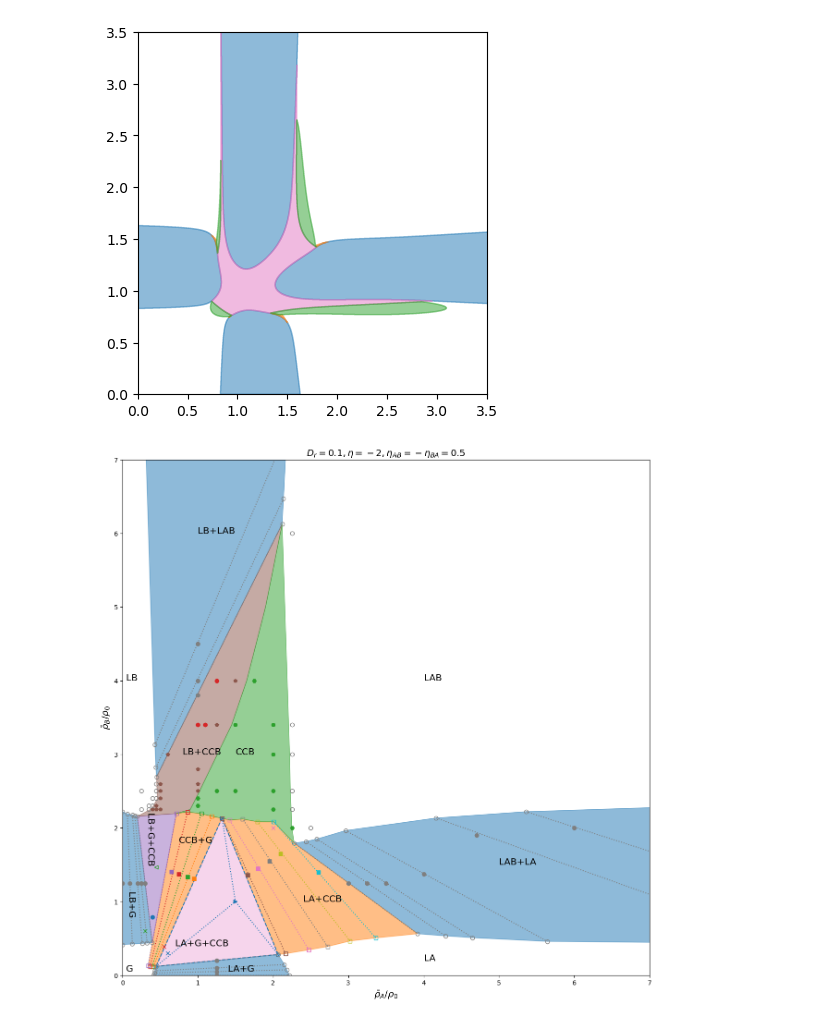
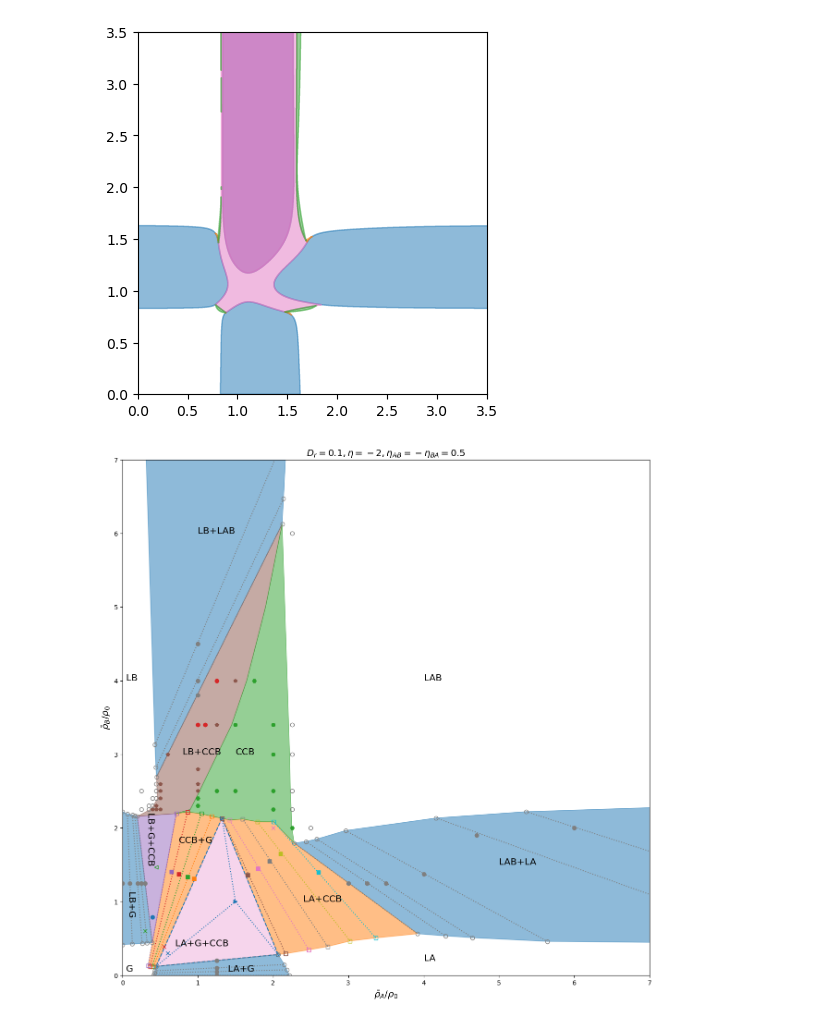
Before and after one commit to skyline-nju/PDE, a Jupyter notebook: Linear_instability/PD_comp_binodal.ipynb, the cells around one changed output. Saved outputs shown, nothing was run; the diff lists cells and outputs as text; code cells hidden in the pictures.

Commit message:
plot figures for NJP paper

```diff
--- a/Linear_instability/PD_comp_binodal.ipynb
+++ b/Linear_instability/PD_comp_binodal.ipynb
@@ -184,36 +184,36 @@ def plot_PD_composition_Turing(state, extent, xlim=None, ylim=None, ax=None, fil
         if fill:
             ax.fill(x, y, c="tab:green", alpha=0.5)
         else:
             ax.plot(x, y, c="tab:green", lw=1)
 
     if xlim is None:
         xlim = [extent[0], extent[1]]
     if ylim is None:
         ylim = [extent[2], extent[3]]
     if set_xy_lims:
         ax.set_xlim(xlim[0], xlim[1])
         ax.set_ylim(ylim[0], ylim[1])
     if flag_show:
         plt.show()
         plt.close()
 
 # extent, state, q_range = get_PD_composition_data(etaAA, etaAB, etaBA, etaBB, Dr, Dr, 1, 1, qmax=2.5, Nq=400, resolution=2000, ll=0.)
 # plot_PD_composition(state, extent, xlim=[0, 3], ylim=[0, 3])
 
 # extent, state, q_range = get_PD_composition_data(etaAA, etaAB, etaBA, etaBB, Dr, Dr, 1, 1, qmax=2, Nq=400, resolution=4000)
 # plot_PD_composition(state, extent, xlim=[0, 3], ylim=[0, 3])
 
 Dr = 0.1
 etaAA = -2
 etaBB = -2
-etaAB = 0.5
-etaBA = -0.5
+etaAB = 0.1
+etaBA = -0.9
 # plot_PD_composition(etaAA, etaAB, etaBA, etaBB, Dr, Dr, 1, 1, qmax=2.5, Nq=400, resolution=2000)
 extent, state, q_range = get_PD_composition_data(etaAA, etaAB, etaBA, etaBB, Dr, Dr, 1, 1, qmax=2.5, Nq=400, resolution=2000)
 plot_PD_composition(state, extent, xlim=[0, 3.5], ylim=[0, 3.5])
 # plot_state(state, extent, xlim=[0, 3.5], ylim=[0, 3.5])
 # %% [output]
-[figure, old version]
+[figure, new version]
 # %%
 import numpy as np
 import matplotlib.pyplot as plt
```
Also changed, not shown: 6 other files.
